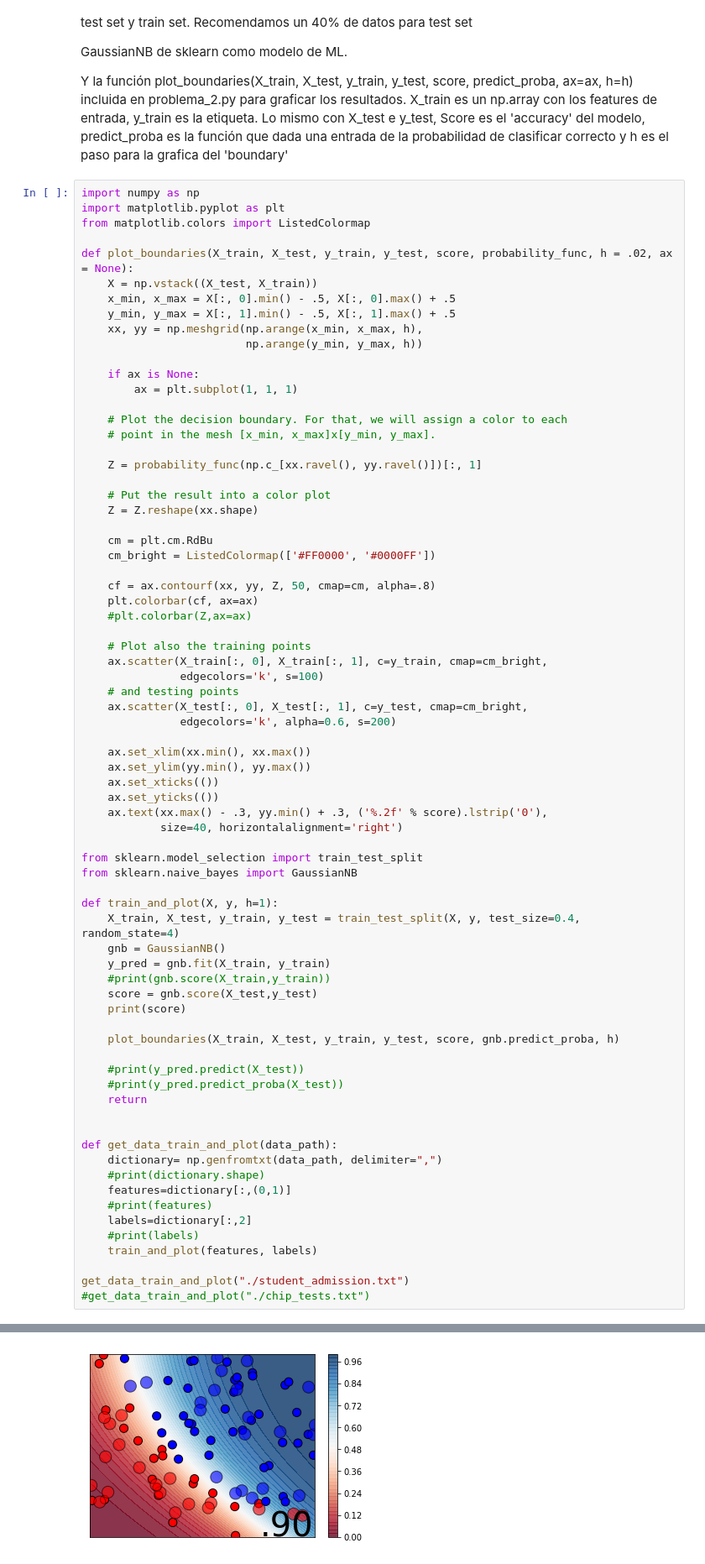
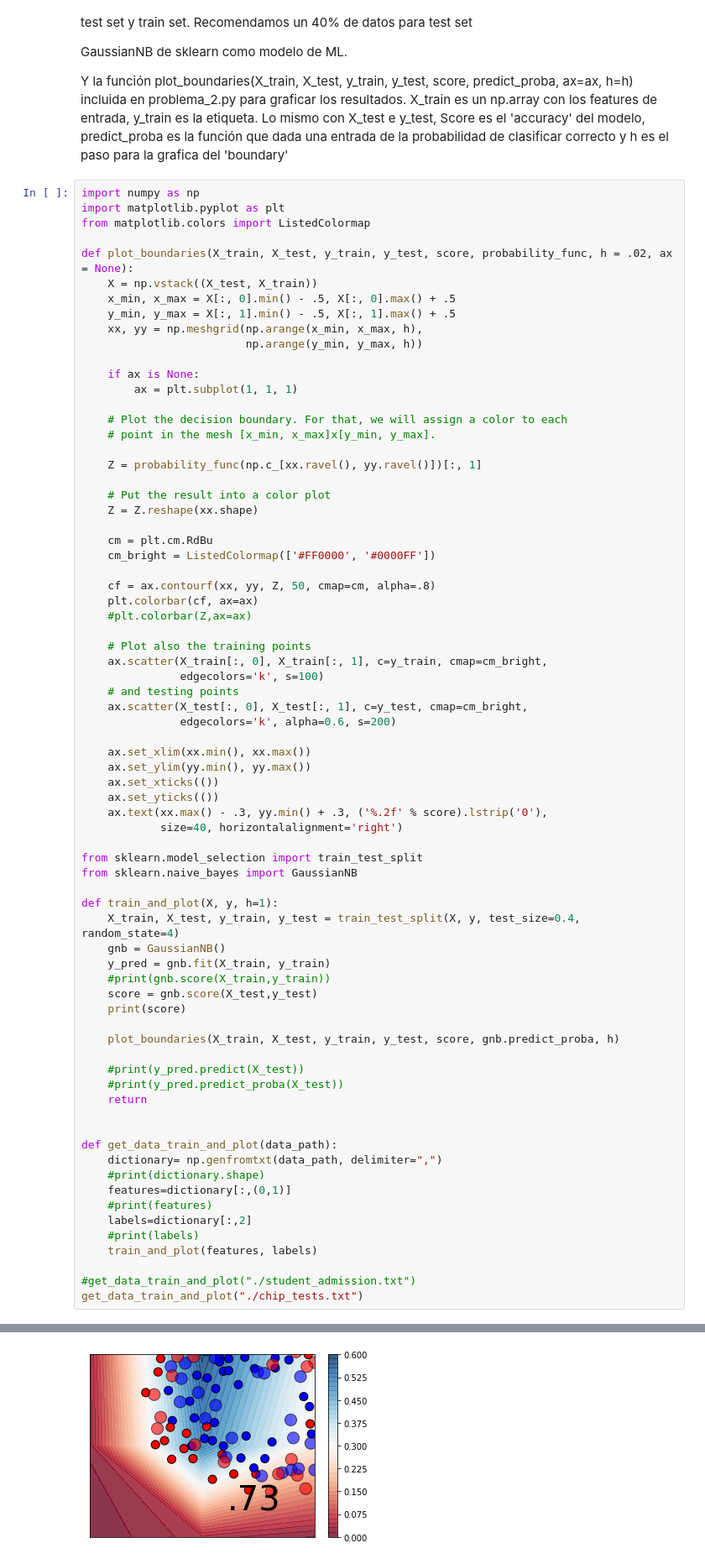
Before and after one commit to luviolante/ml-lab, a Jupyter notebook: Probabilidad/Problema 2.ipynb, the cells around one changed output, grey strips where cells are left out. Shown at 84% size. Drawn from its saved outputs; the diff is of its cells as text.

```diff
--- a/Probabilidad/Problema 2.ipynb
+++ b/Probabilidad/Problema 2.ipynb
@@ -82,6 +82,6 @@ def get_data_train_and_plot(data_path):
     #print(labels)
     train_and_plot(features, labels)
 
-get_data_train_and_plot("./student_admission.txt")
-#get_data_train_and_plot("./chip_tests.txt")
+#get_data_train_and_plot("./student_admission.txt")
+get_data_train_and_plot("./chip_tests.txt")
 # %% [output]
@@ -89 +89 @@ get_data_train_and_plot("./student_admission.txt")
-[figure, old version]
+[figure, new version]
```
Also changed, not shown: parts of 1 cell of this notebook, 2 other files.
